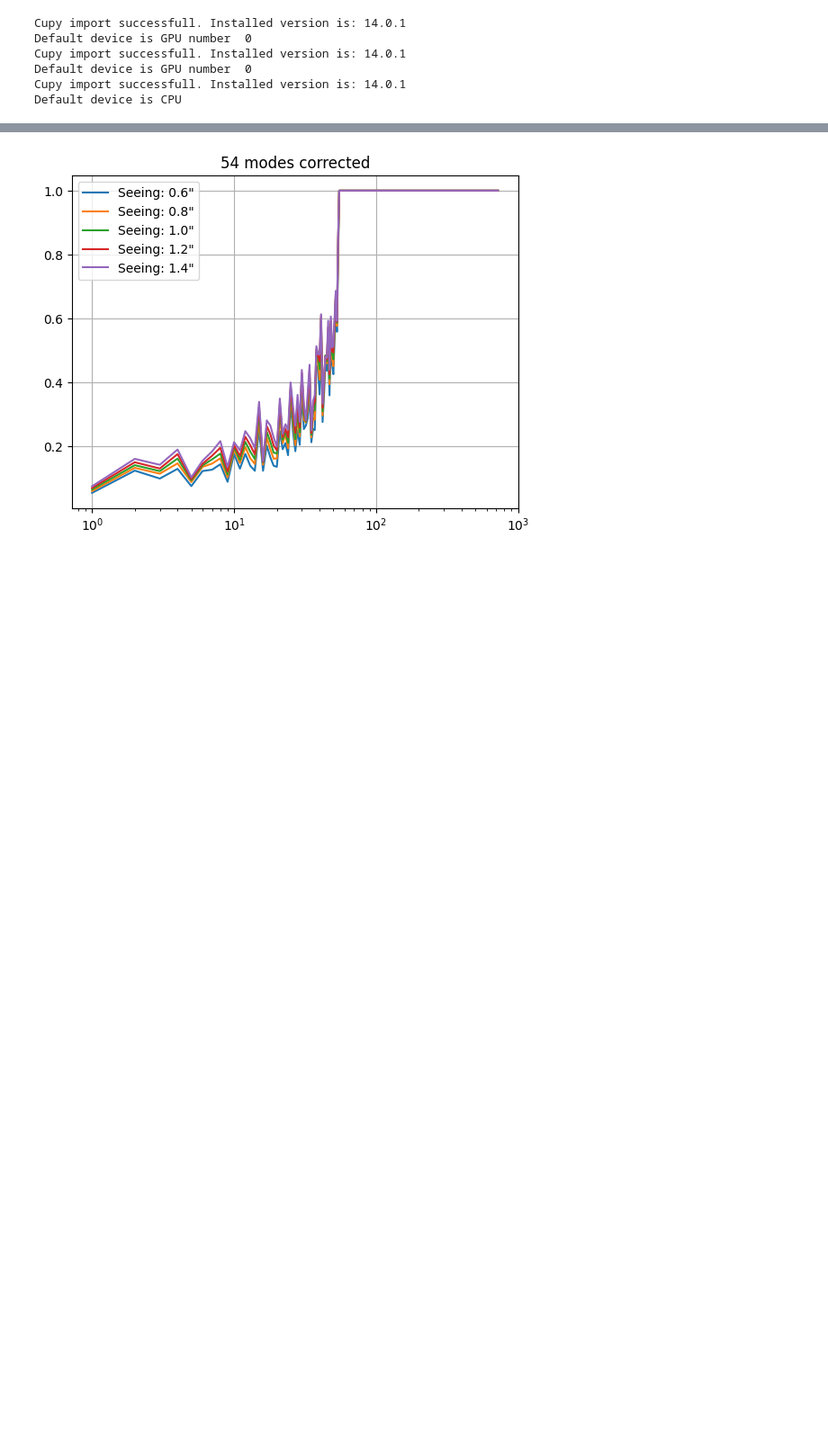
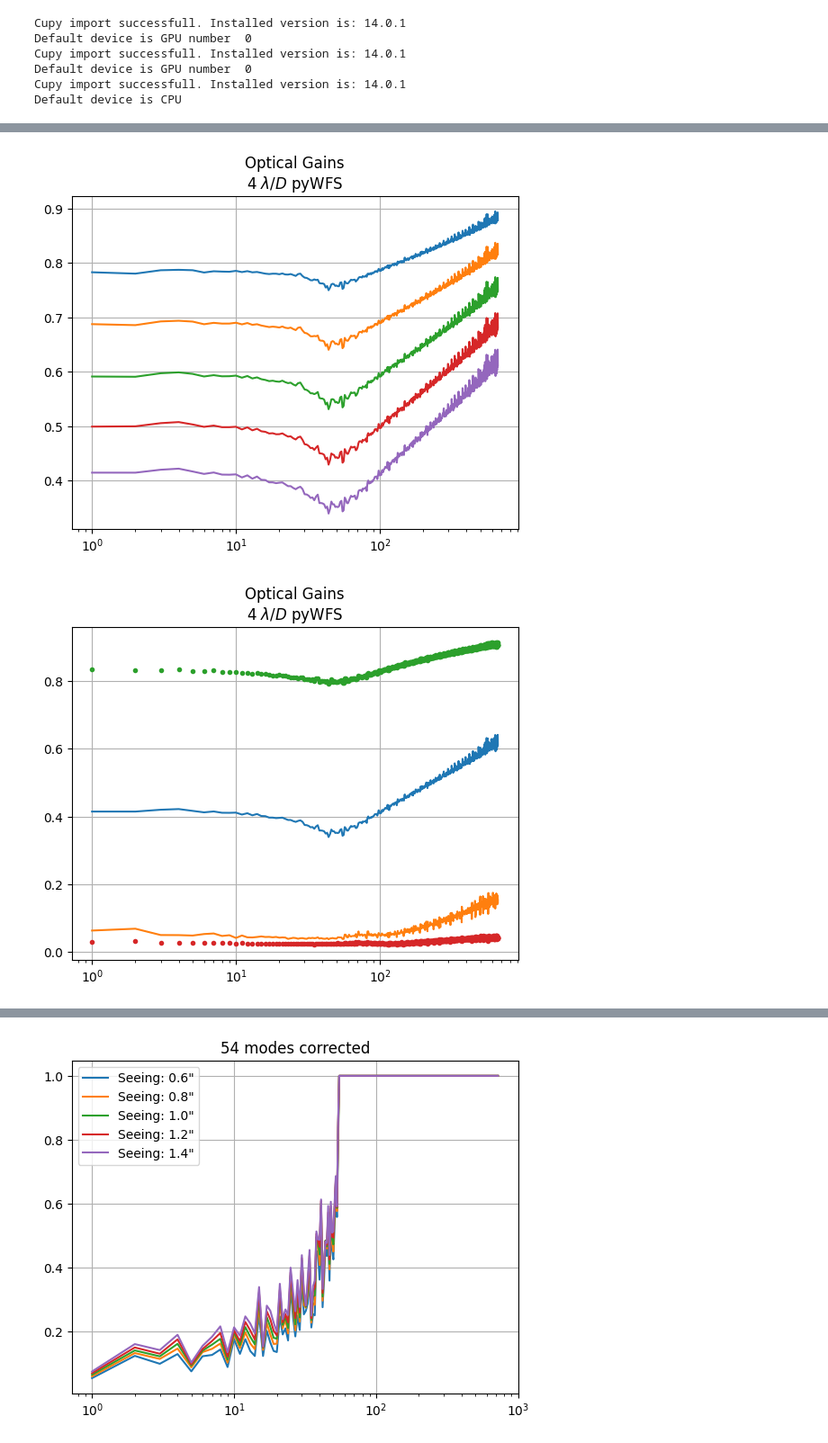
Before and after one commit to ArcetriAdaptiveOptics/SPECULA, a Jupyter notebook: config/SensorFusion/plots.ipynb, the cells around one changed output, grey strips where cells are left out. Shown at 90% size. Saved outputs shown, nothing was run; the diff lists cells and outputs as text; code cells hidden in the pictures; blank space fills up the shorter version.

```diff
--- a/config/SensorFusion/plots.ipynb
+++ b/config/SensorFusion/plots.ipynb
@@ -55,0 +77,54 @@ plt.grid()
+# %%
+rMod = 4.0
+
+ogs06 = fits.getdata(f'/raid1/mmenessini/calibration/SOUL/optgains/pyr{rMod:1.1f}_40x40_s0.6_100Nm_og.fits')
+ogs08 = fits.getdata(f'/raid1/mmenessini/calibration/SOUL/optgains/pyr{rMod:1.1f}_40x40_s0.8_132Nm_og.fits')
+ogs10 = fits.getdata(f'/raid1/mmenessini/calibration/SOUL/optgains/pyr{rMod:1.1f}_40x40_s1.0_169Nm_og.fits')
+ogs12 = fits.getdata(f'/raid1/mmenessini/calibration/SOUL/optgains/pyr{rMod:1.1f}_40x40_s1.2_211Nm_og.fits')
+ogs14 = fits.getdata(f'/raid1/mmenessini/calibration/SOUL/optgains/pyr{rMod:1.1f}_40x40_s1.4_259Nm_og.fits')
+
+im = fits.getdata(f'/raid1/mmenessini/calibration/SOUL/im/pyr{rMod:1.1f}_40x40_im.fits')
+simpc = fits.getdata(f'/raid1/mmenessini/calibration/SOUL/im/pyr{rMod:1.1f}_40x40_s1.4_simpc.fits')
+im_norm = np.diag(im.T @ im)
+og = np.diag(simpc.T @ im)/im_norm
+cog = np.sqrt(np.diag(simpc.T @ simpc)/im_norm - og**2)
+
+x = np.arange(len(ogs06))+1
+plt.figure()
+plt.plot(x,ogs06)
+plt.plot(x,ogs08)
+plt.plot(x,ogs10)
+plt.plot(x,ogs12)
+plt.plot(x,ogs14)
+plt.title(f'Optical Gains\n{rMod:1.0f} $\lambda/D$ pyWFS')
+plt.xscale('log')
+plt.grid()
+
+plt.figure()
+plt.plot(x,og)
+plt.plot(x,cog)
+
+im2 = fits.getdata(f'/raid1/mmenessini/calibration/SOUL/im/pyr{rMod:1.1f}_40x40_s1.2_simpc.fits')
+im2_norm = np.diag(im2.T @ im2)
+og2 = np.diag(simpc.T @ im2)/im2_norm
+cog2 = np.sqrt(np.diag(simpc.T @ simpc)/im2_norm - og2**2)
+
+plt.plot(x,og2,'.')
+plt.plot(x,cog2,'.')
+plt.title(f'Optical Gains\n{rMod:1.0f} $\lambda/D$ pyWFS')
+plt.xscale('log')
+plt.grid()
+
+err = np.sqrt((1-og)**2+cog**2)
+err_ogc = cog/og
+err_ogc2 = cog2/og2
+
+plt.figure()
+plt.plot(x,err)
+plt.plot(x,err_ogc)
+plt.plot(x,err_ogc2,'.')
+plt.xscale('log')
+plt.grid()
+# %% [output]
+[figure, added]
+[figure, added]
```
Also changed, not shown: parts of 8 cells of this notebook, 4 other files.
